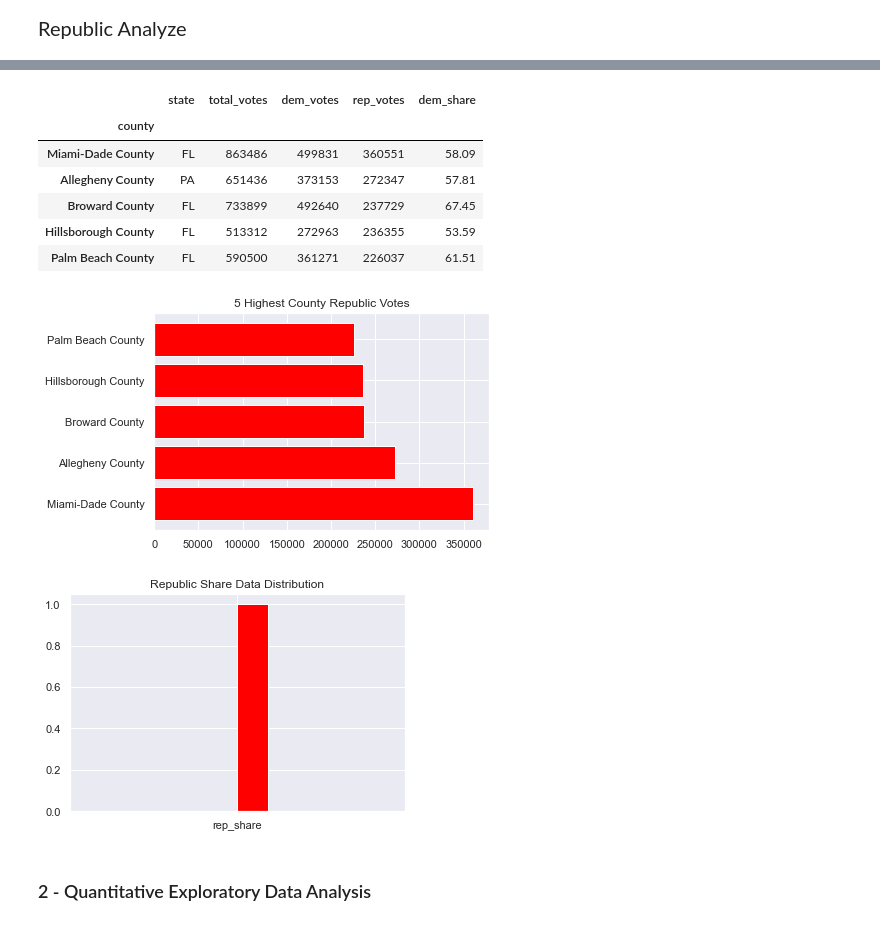
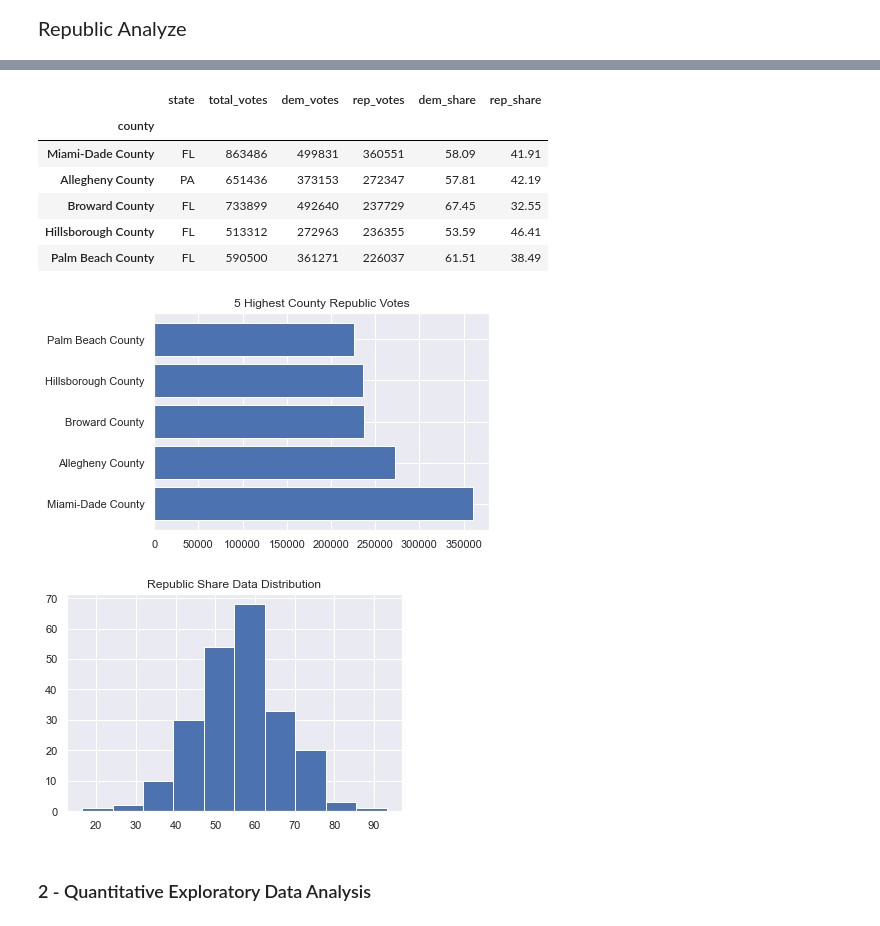
Before and after one commit to fajhrinazgul/Sentinel, a Jupyter notebook: Ch.6 - Programming Mathematics/Statistical Thinking.ipynb, the cells around one changed output, grey strips where cells are left out. Drawn from its saved outputs; the diff is of its cells as text; code cells hidden in the pictures.

```diff
--- a/Ch.6 - Programming Mathematics/Statistical Thinking.ipynb
+++ b/Ch.6 - Programming Mathematics/Statistical Thinking.ipynb
@@ -56,3 +56,6 @@ plt.show()
 [figure]
 # %% [markdown]
 <p style="font-size:20px">Republic Analyze</p>
+# %%
+df_swing['rep_share'] = 100 - df_swing['dem_share']
+df_swing.head()
@@ -61,32 +71,32 @@ v1_re = df_swing.sort_values(by='rep_votes',ascending=False).set_index('county')
 
 v1_re.head()
 # %% [output]
-|  | state | total_votes | dem_votes | rep_votes | dem_share |
-| county |  |  |  |  |  |
-| Miami-Dade County | FL | 863486 | 499831 | 360551 | 58.09 |
-| Allegheny County | PA | 651436 | 373153 | 272347 | 57.81 |
-| Broward County | FL | 733899 | 492640 | 237729 | 67.45 |
-| Hillsborough County | FL | 513312 | 272963 | 236355 | 53.59 |
-| Palm Beach County | FL | 590500 | 361271 | 226037 | 61.51 |
+|  | state | total_votes | dem_votes | rep_votes | dem_share | rep_share |
+| county |  |  |  |  |  |  |
+| Miami-Dade County | FL | 863486 | 499831 | 360551 | 58.09 | 41.91 |
+| Allegheny County | PA | 651436 | 373153 | 272347 | 57.81 | 42.19 |
+| Broward County | FL | 733899 | 492640 | 237729 | 67.45 | 32.55 |
+| Hillsborough County | FL | 513312 | 272963 | 236355 | 53.59 | 46.41 |
+| Palm Beach County | FL | 590500 | 361271 | 226037 | 61.51 | 38.49 |
 # %%
 fig, ax = plt.subplots()
 
 x_axis = v1_re.head(5).index
 y_axis = v1_re['rep_votes'].head(5)
 
-ax.barh(x_axis, y_axis, color='red')
+ax.barh(x_axis, y_axis)
 ax.set_title("5 Highest County Republic Votes")
 plt.show()
 # %% [output]
-[figure, old version]
+[figure, new version]
 # %%
 fig, ax = plt.subplots()
 
-ax.hist(x = 'rep_share', data=v1_re, color='red')
+ax.hist(x = 'rep_share', data=v1_re)
 ax.set_title("Republic Share Data Distribution")
 plt.show()
 # %% [output]
-[figure, old version]
+[figure, new version]
 # %% [markdown]
 ### 2 - Quantitative Exploratory Data Analysis
 # %% [markdown]
```
Also changed, not shown: parts of 1 cell of this notebook, 1 other file.
